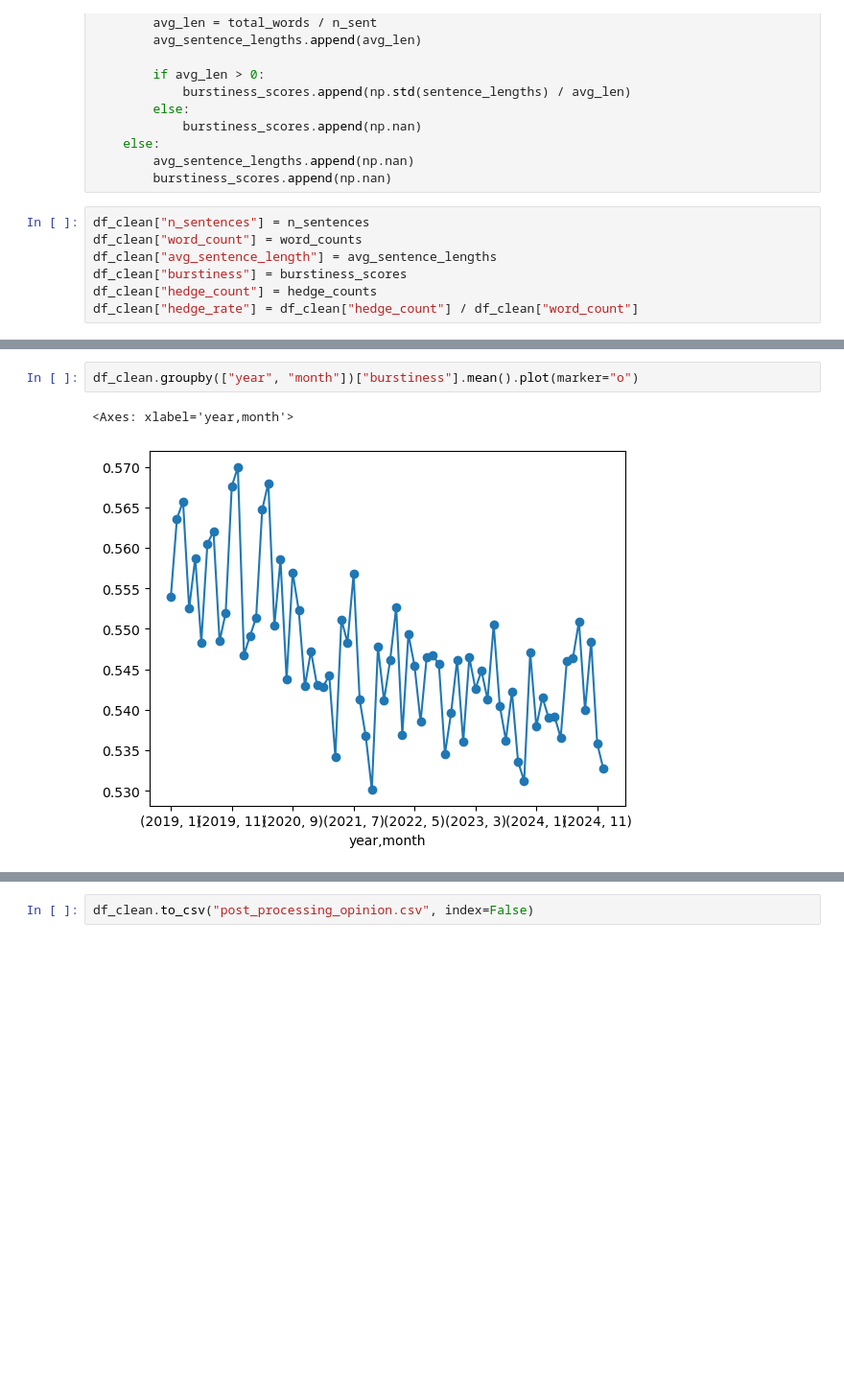
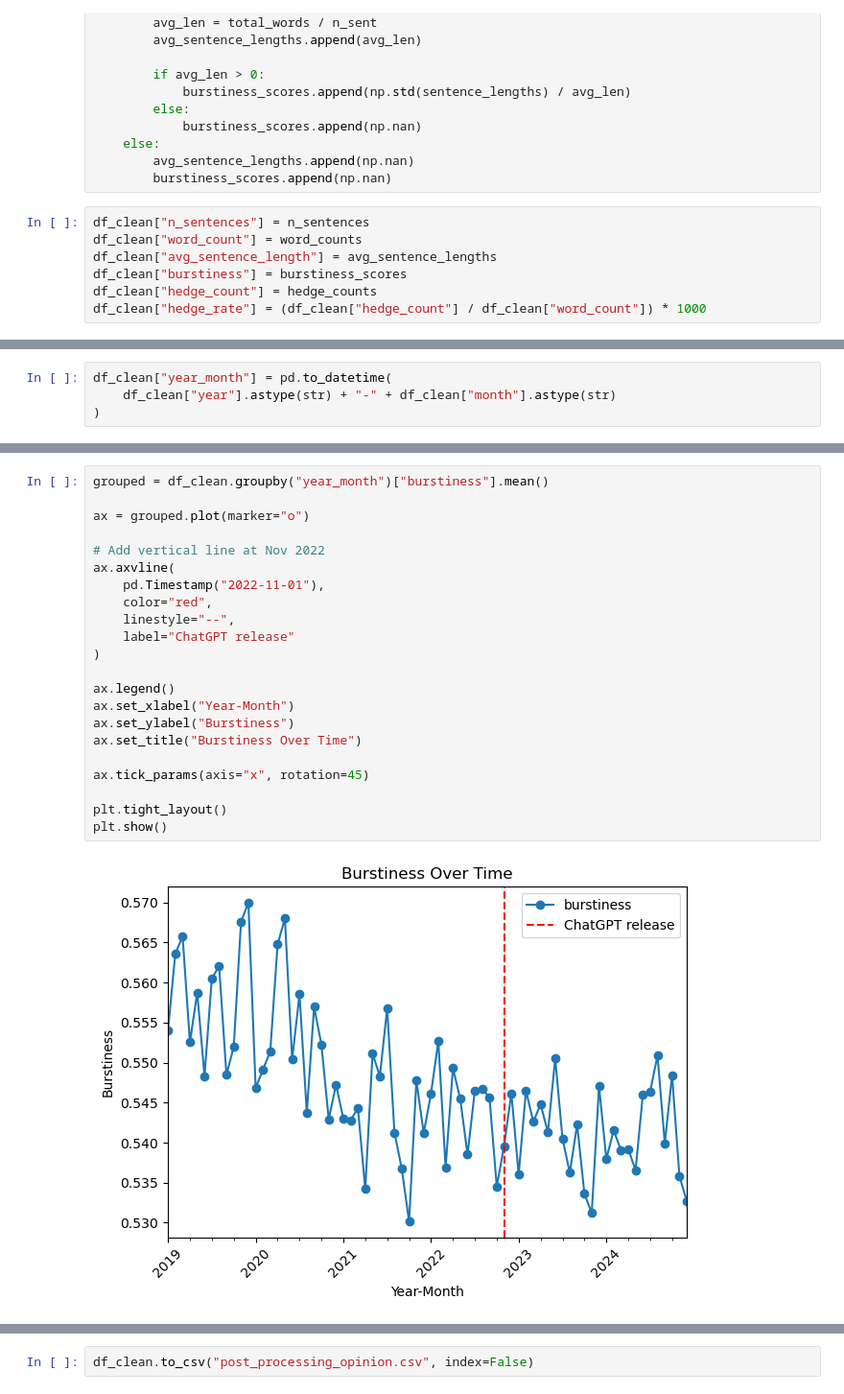
Before and after one commit to KaizenThe1st/ST312, a Jupyter notebook: Data_Opinions.ipynb, the cells around one changed output, grey strips where cells are left out. Shown at 96% size. Saved outputs shown, nothing was run; the diff lists cells and outputs as text; blank space fills up the shorter version.

Commit message:
post discourse markers

```diff
--- a/Data_Opinions.ipynb
+++ b/Data_Opinions.ipynb
@@ -452,4 +463,4 @@ df_clean["word_count"] = word_counts
 df_clean["avg_sentence_length"] = avg_sentence_lengths
 df_clean["burstiness"] = burstiness_scores
 df_clean["hedge_count"] = hedge_counts
-df_clean["hedge_rate"] = df_clean["hedge_count"] / df_clean["word_count"]
+df_clean["hedge_rate"] = (df_clean["hedge_count"] / df_clean["word_count"]) * 1000
@@ -473 +583,5 @@ df_clean[[
+# %%
+df_clean["year_month"] = pd.to_datetime(
+    df_clean["year"].astype(str) + "-" + df_clean["month"].astype(str)
+)
 # %%
@@ -478,6 +611,25 @@ df_clean.groupby(["year", "month"])["avg_sentence_length"].mean().plot(marker="o
 # %%
-df_clean.groupby(["year", "month"])["burstiness"].mean().plot(marker="o")
+grouped = df_clean.groupby("year_month")["burstiness"].mean()
+
+ax = grouped.plot(marker="o")
+
+# Add vertical line at Nov 2022
+ax.axvline(
+    pd.Timestamp("2022-11-01"),
+    color="red",
+    linestyle="--",
+    label="ChatGPT release"
+)
+
+ax.legend()
+ax.set_xlabel("Year-Month")
+ax.set_ylabel("Burstiness")
+ax.set_title("Burstiness Over Time")
+
+ax.tick_params(axis="x", rotation=45)
+
+plt.tight_layout()
+plt.show()
 # %% [output]
-<Axes: xlabel='year,month'>
-[figure, old version]
+[figure, new version]
 # %%
```
Also changed, not shown: parts of 17 cells of this notebook, 2 other files.
